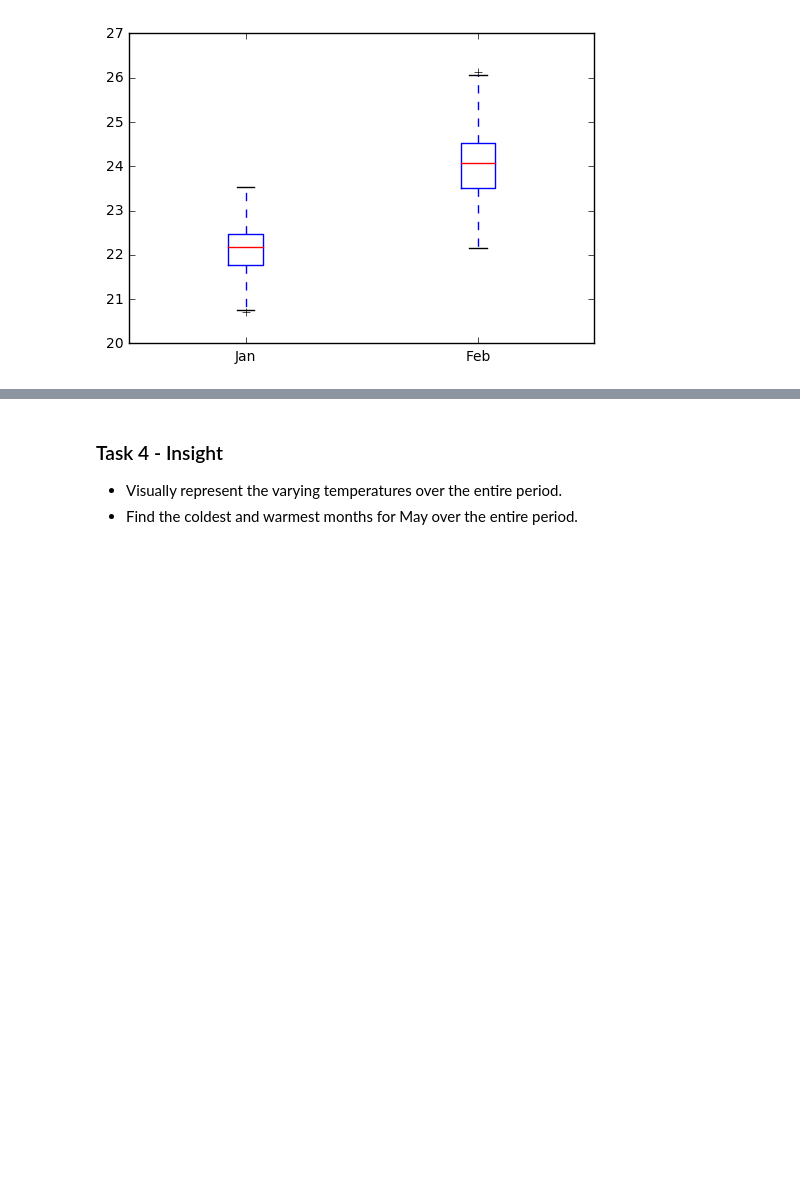
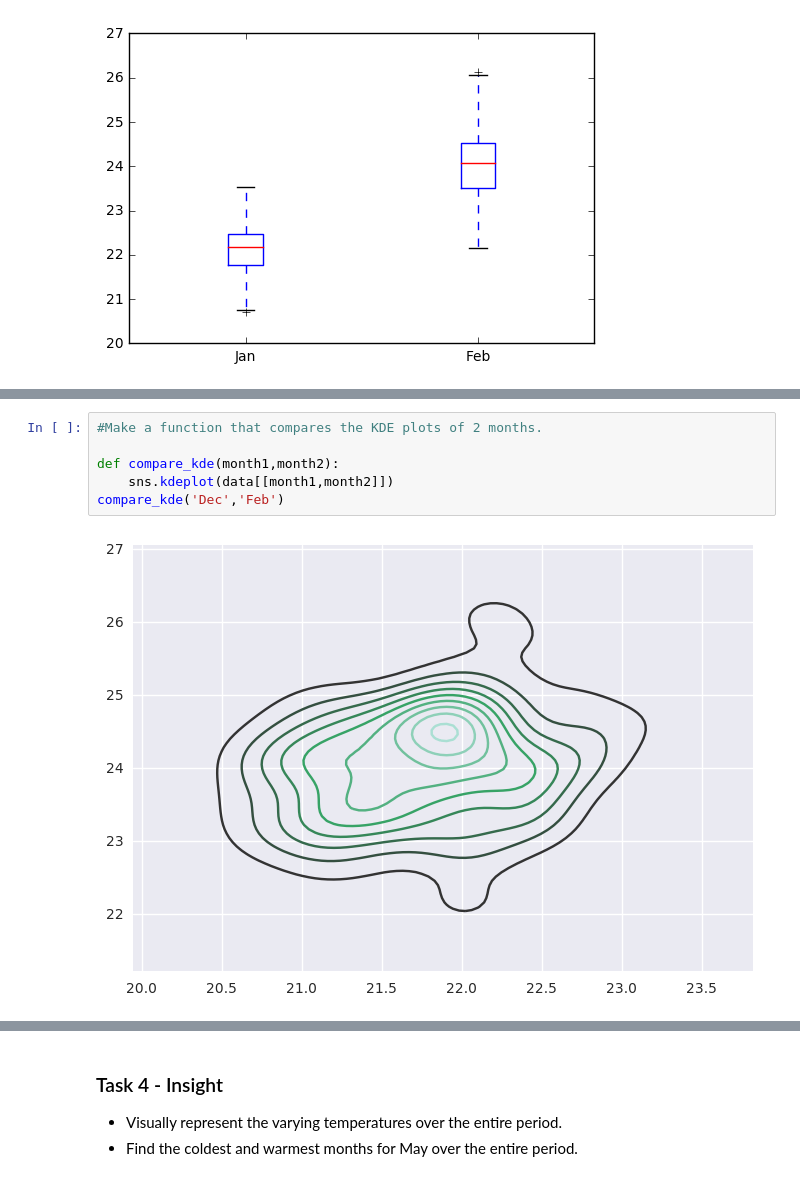
Before and after one commit to adrij/ds-foundations, a Jupyter notebook: code/bangalore.ipynb, the cells around one changed output, grey strips where cells are left out. Cells and saved outputs as stored; diff of their text form; blank space fills up the shorter version.

```diff
--- a/code/bangalore.ipynb
+++ b/code/bangalore.ipynb
@@ -228,0 +223,8 @@ ImportError: No module named 'seaborn'
+# %%
+#Make a function that compares the KDE plots of 2 months.
+
+def compare_kde(month1,month2):
+    sns.kdeplot(data[[month1,month2]])
+compare_kde('Dec','Feb')
+# %% [output]
+[figure, added]
```
Also changed, not shown: parts of 10 cells of this notebook.
